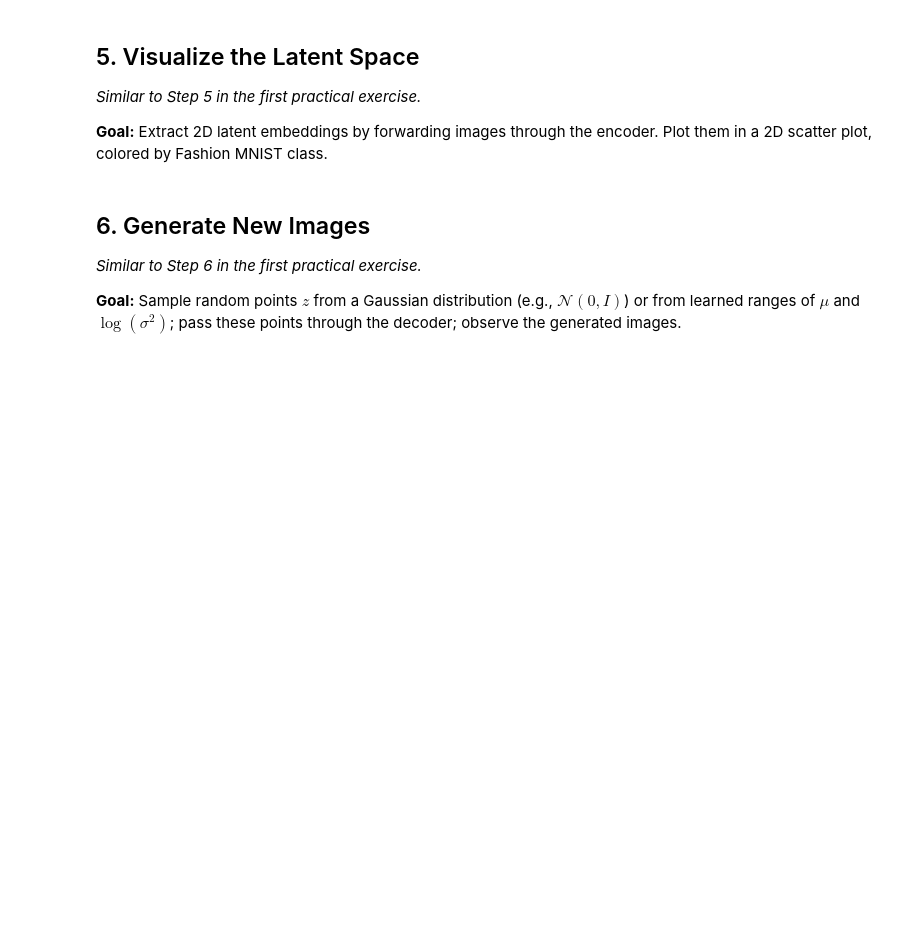
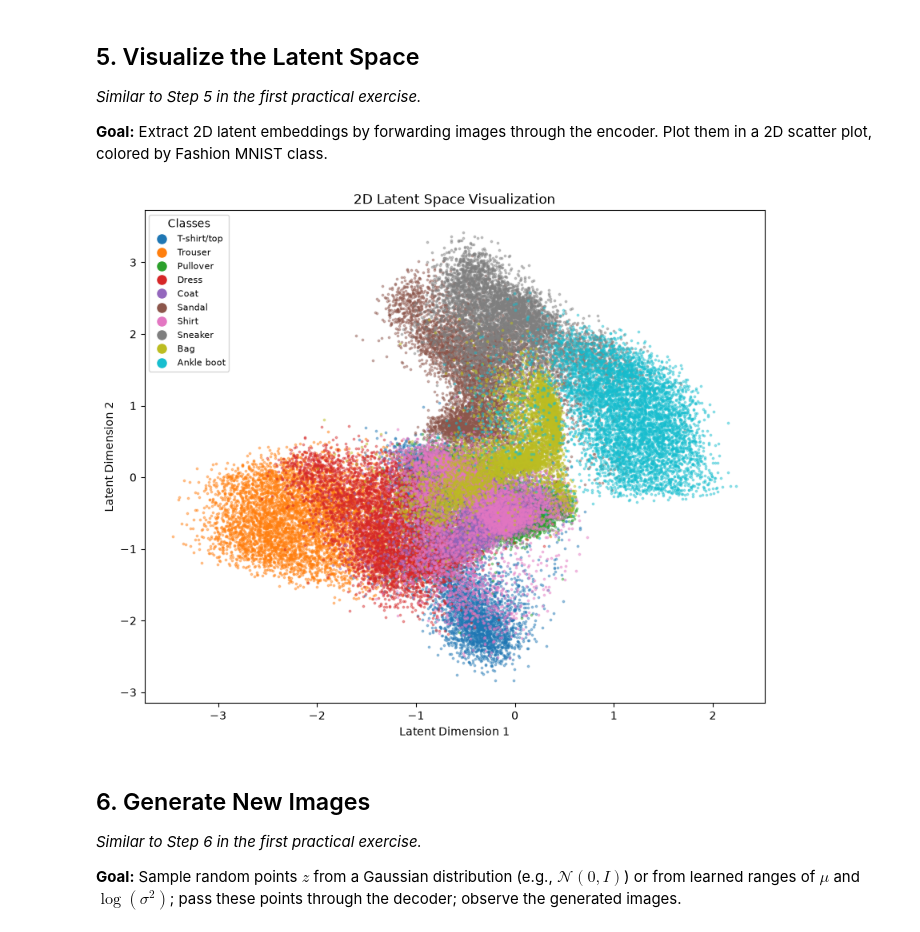
Before and after one commit to Minetriforce/Gen_AI-TDs, a Jupyter notebook: notebooks/TP1/TP_1_2_VAE.ipynb, the cells around one changed output. Drawn from its saved outputs; the diff is of its cells as text; code cells hidden in the pictures; blank space fills up the shorter version.

```diff
--- a/notebooks/TP1/TP_1_2_VAE.ipynb
+++ b/notebooks/TP1/TP_1_2_VAE.ipynb
@@ -50,16 +56,29 @@ transform = transforms.Compose([
 ])
 batch_size = 32
 # %%
-
-# Google Colab
+# Google Collab
 if "google.colab" in sys.modules:
     ROOT = Path("/content")
-# En local
+
+    DATA_DIR = ROOT / "data"
+    MODELS_DIR = ROOT / "models"
+
+    DATA_DIR.mkdir(parents=True, exist_ok=True)
+    MODELS_DIR.mkdir(parents=True, exist_ok=True)
+
+    # Github URL
+    REPO_URL = "https://raw.githubusercontent.com/Minetriforce/Gen_AI-TDs/main"
+
+    # Download trained VAE model
+    dest_VAE = MODELS_DIR / "VAEmodel_state_dict.pth"
+    if not (dest_VAE).exists():
+        !wget -q "{REPO_URL}/models/VAEmodel_state_dict.pth" -O "{dest_VAE}"
+
 else:
+    from pyprojroot import here
     ROOT = here()
-
-DATA_DIR = ROOT / "data"
-MODELS_DIR = ROOT / "models"
+    DATA_DIR = ROOT / "data"
+    MODELS_DIR = ROOT / "models"
 
 DATA_DIR.mkdir(parents=True, exist_ok=True)
 MODELS_DIR.mkdir(parents=True, exist_ok=True)
@@ -467,8 +490,8 @@ labels = []
 vae = vae.to(device)
 with torch.no_grad():
     for x, y in train_loader:
-        xxx
-        xxx
+        x = x.to(device)
+        _, _, _, latent = vae(x)
 
         # Convert to NumPy and store results.
         embeddings.append(latent.cpu().numpy())
@@ -477,29 +500,30 @@ with torch.no_grad():
 embeddings = np.concatenate(embeddings, axis=0)
 labels = np.concatenate(labels, axis=0)
 unique_labels = np.unique(labels)
-vae = vae.to("cpu")
 # %%
 # Plot the 2D embeddings.
 colors = plt.cm.tab10(np.linspace(0, 1, len(unique_labels)))
 
 plt.figure(figsize=(10, 8))
 legend_handles = []
 for i, label in enumerate(unique_labels):
     indices = np.where(labels == label)[0]
     scatter = plt.scatter(
-        xxx[indices, 0], xxx[indices, 1],
+        embeddings[indices, 0], embeddings[indices, 1],
         c=[colors[i]], alpha=0.4, s=3, label=class_labels[label]
     )
     legend_handles.append(
         Line2D([0], [0], marker='o', color='w', label=f'{class_labels[label]}',
                markersize=10, markerfacecolor=colors[i])
     )
 
 plt.xlabel('Latent Dimension 1')
 plt.ylabel('Latent Dimension 2')
 plt.title('2D Latent Space Visualization')
 plt.legend(handles=legend_handles, title='Classes', loc='upper left', fontsize=8)
 plt.show()
+# %% [output]
+[figure, added]
 # %% [markdown]
 ## 6. Generate New Images
 *Similar to Step 6 in the first practical exercise.*
```
Also changed, not shown: parts of 7 cells of this notebook.
